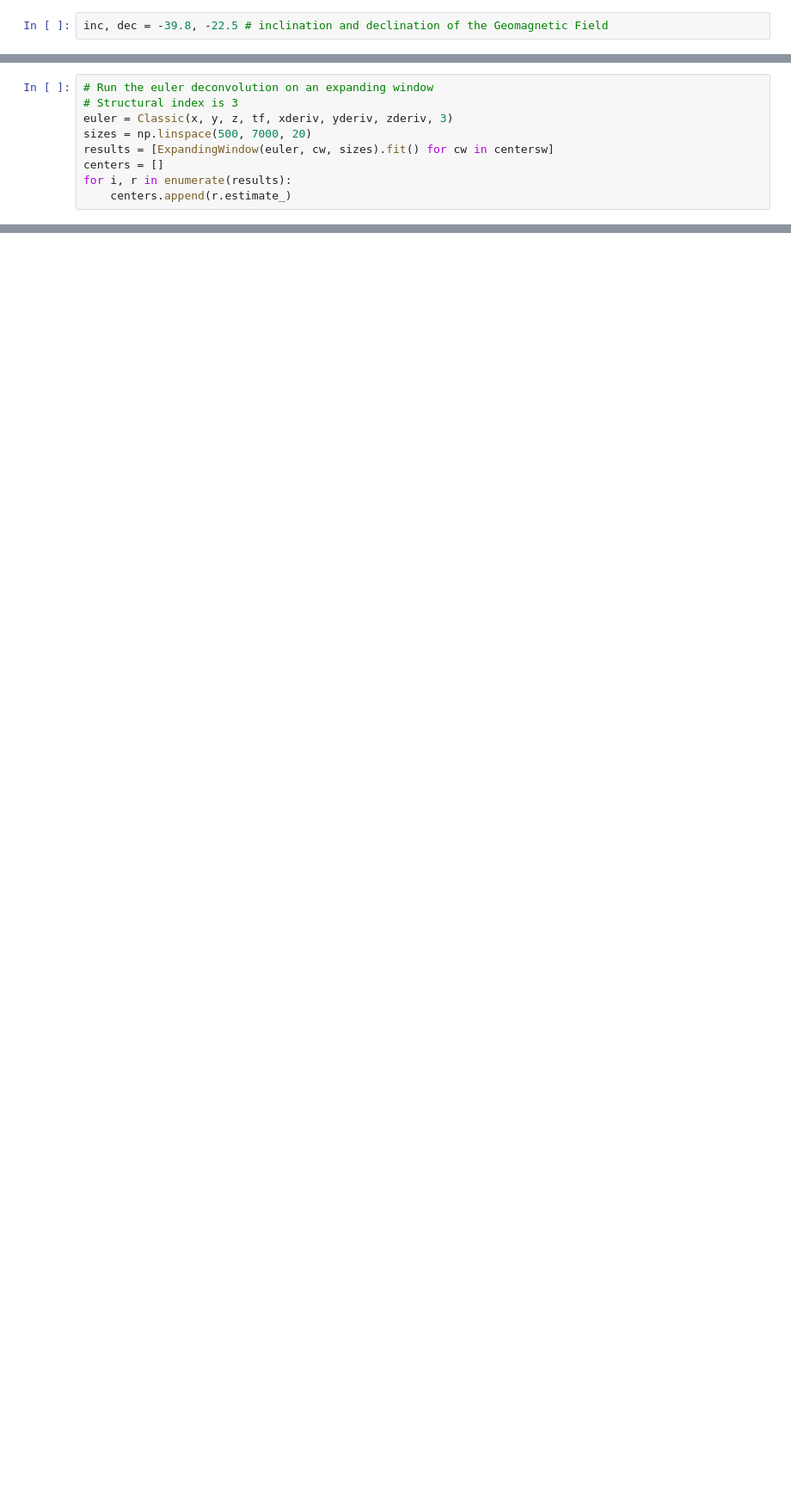
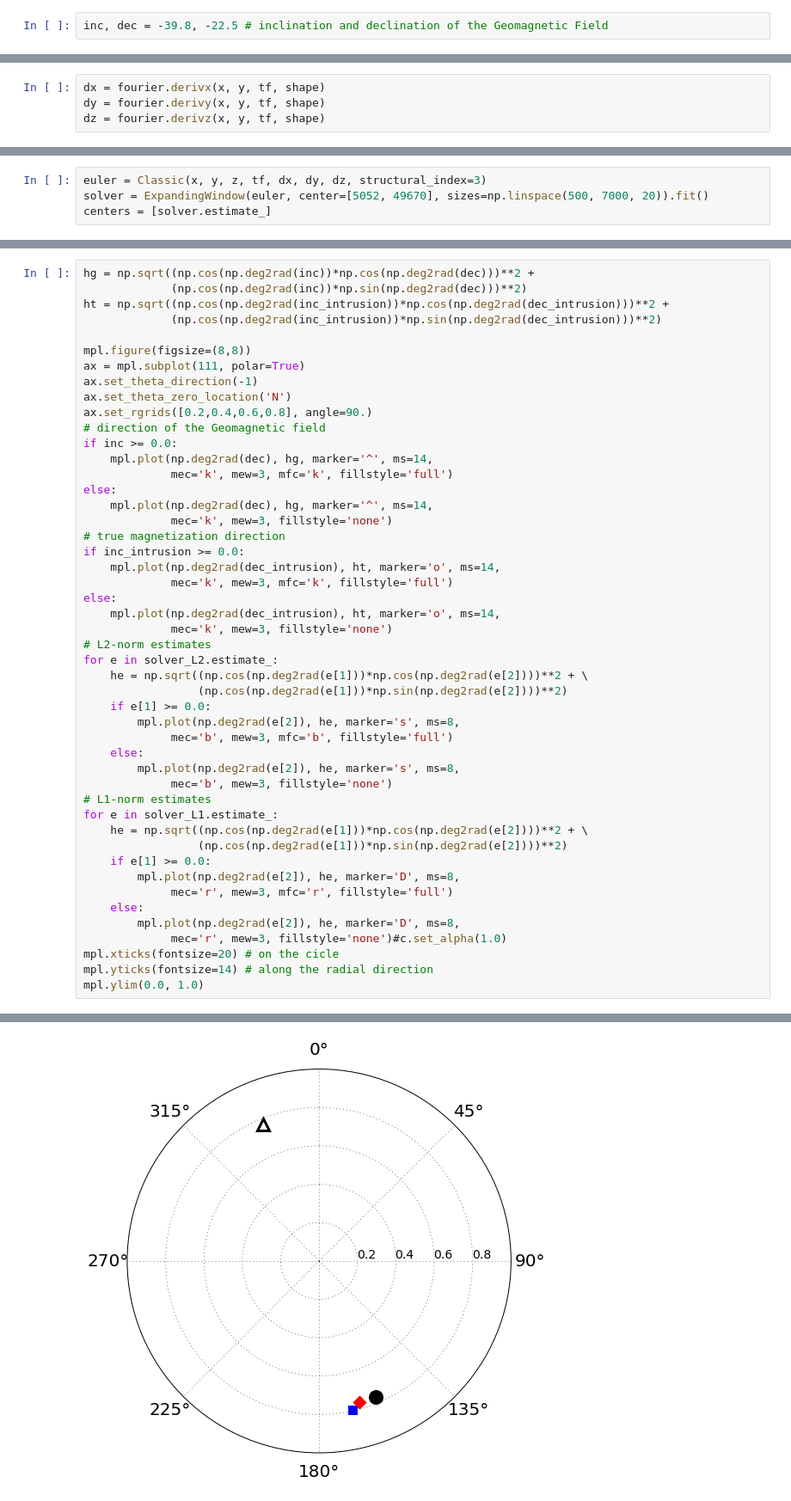
Before and after one commit to pinga-lab/Total-magnetization-of-spherical-bodies, a Jupyter notebook: notebooks/suppl_tests/complex/complex_test.ipynb, the cells around one changed output, grey strips where cells are left out. Shown at 86% size. Cells and saved outputs as stored; diff of their text form; blank space fills up the shorter version.

```diff
--- a/notebooks/suppl_tests/complex/complex_test.ipynb
+++ b/notebooks/suppl_tests/complex/complex_test.ipynb
@@ -638,9 +157,0 @@ centersw = [[  5052.30125523,  49670.50209205]]
-# %%
-# Run the euler deconvolution on an expanding window
-# Structural index is 3
-euler = Classic(x, y, z, tf, xderiv, yderiv, zderiv, 3)
-sizes = np.linspace(500, 7000, 20)
-results = [ExpandingWindow(euler, cw, sizes).fit() for cw in centersw]
-centers = []
-for i, r in enumerate(results):
-    centers.append(r.estimate_)
@@ -957,0 +368,4 @@ mpl.savefig('RTP.png', dpi=600)
+# %%
+dx = fourier.derivx(x, y, tf, shape)
+dy = fourier.derivy(x, y, tf, shape)
+dz = fourier.derivz(x, y, tf, shape)
@@ -957,0 +376,4 @@ mpl.savefig('RTP.png', dpi=600)
+# %%
+euler = Classic(x, y, z, tf, dx, dy, dz, structural_index=3)
+solver = ExpandingWindow(euler, center=[5052, 49670], sizes=np.linspace(500, 7000, 20)).fit()
+centers = [solver.estimate_]
@@ -957,0 +452,49 @@ mpl.savefig('RTP.png', dpi=600)
+# %%
+hg = np.sqrt((np.cos(np.deg2rad(inc))*np.cos(np.deg2rad(dec)))**2 +
+             (np.cos(np.deg2rad(inc))*np.sin(np.deg2rad(dec)))**2)
+ht = np.sqrt((np.cos(np.deg2rad(inc_intrusion))*np.cos(np.deg2rad(dec_intrusion)))**2 +
+             (np.cos(np.deg2rad(inc_intrusion))*np.sin(np.deg2rad(dec_intrusion)))**2)
+
+mpl.figure(figsize=(8,8))
+ax = mpl.subplot(111, polar=True)
+ax.set_theta_direction(-1)
+ax.set_theta_zero_location('N')
+ax.set_rgrids([0.2,0.4,0.6,0.8], angle=90.)
+# direction of the Geomagnetic field
+if inc >= 0.0:
+    mpl.plot(np.deg2rad(dec), hg, marker='^', ms=14,
+             mec='k', mew=3, mfc='k', fillstyle='full')
+else:
+    mpl.plot(np.deg2rad(dec), hg, marker='^', ms=14,
+             mec='k', mew=3, fillstyle='none')
+# true magnetization direction
+if inc_intrusion >= 0.0:
+    mpl.plot(np.deg2rad(dec_intrusion), ht, marker='o', ms=14,
+             mec='k', mew=3, mfc='k', fillstyle='full')
+else:
+    mpl.plot(np.deg2rad(dec_intrusion), ht, marker='o', ms=14,
+             mec='k', mew=3, fillstyle='none')
+# L2-norm estimates
+for e in solver_L2.estimate_:
+    he = np.sqrt((np.cos(np.deg2rad(e[1]))*np.cos(np.deg2rad(e[2])))**2 + \
+                 (np.cos(np.deg2rad(e[1]))*np.sin(np.deg2rad(e[2])))**2)
+    if e[1] >= 0.0:
+        mpl.plot(np.deg2rad(e[2]), he, marker='s', ms=8,
+             mec='b', mew=3, mfc='b', fillstyle='full')
+    else:
+        mpl.plot(np.deg2rad(e[2]), he, marker='s', ms=8,
+             mec='b', mew=3, fillstyle='none')
+# L1-norm estimates
+for e in solver_L1.estimate_:
+    he = np.sqrt((np.cos(np.deg2rad(e[1]))*np.cos(np.deg2rad(e[2])))**2 + \
+                 (np.cos(np.deg2rad(e[1]))*np.sin(np.deg2rad(e[2])))**2)
+    if e[1] >= 0.0:
+        mpl.plot(np.deg2rad(e[2]), he, marker='D', ms=8,
+             mec='r', mew=3, mfc='r', fillstyle='full')
+    else:
+        mpl.plot(np.deg2rad(e[2]), he, marker='D', ms=8,
+             mec='r', mew=3, fillstyle='none')#c.set_alpha(1.0)
+mpl.xticks(fontsize=20) # on the cicle
+mpl.yticks(fontsize=14) # along the radial direction
+mpl.ylim(0.0, 1.0)
+# %% [output]
@@ -957,0 +502 @@ mpl.savefig('RTP.png', dpi=600)
+[figure, added]
```
Also changed, not shown: parts of 117 cells of this notebook, 5 other files.
